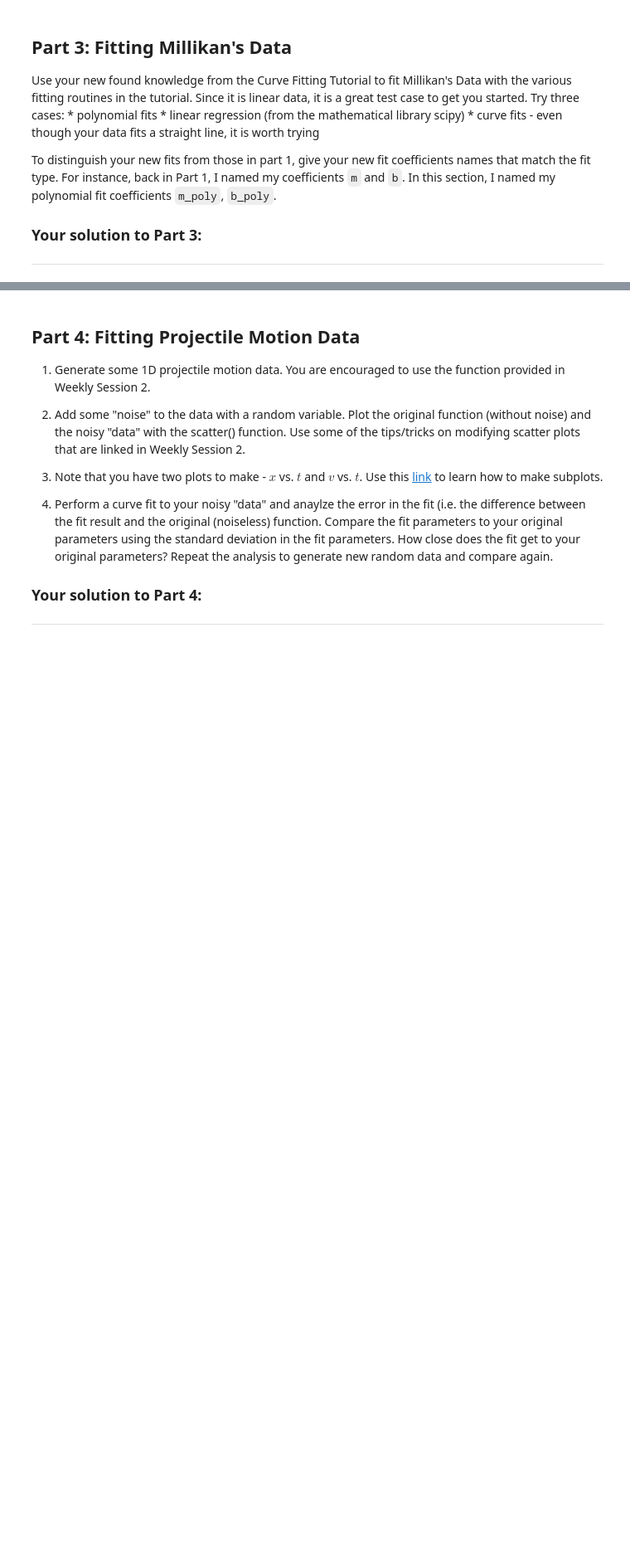
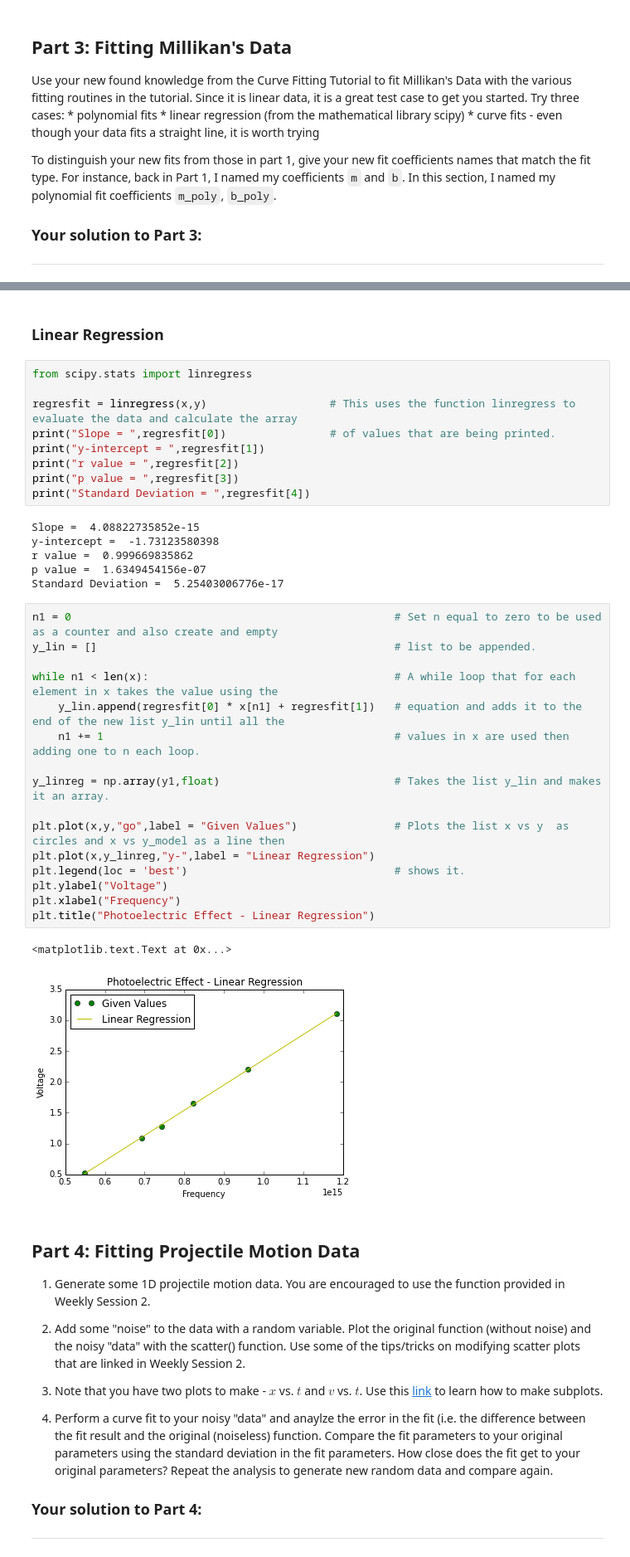
Before and after one commit to willmon16/Labs, a Jupyter notebook: Lab2/Lab2 - Curve Fitting.ipynb, the cells around one changed output, grey strips where cells are left out. Shown at 83% size. Saved outputs shown, nothing was run; the diff lists cells and outputs as text; blank space fills up the shorter version.

```diff
--- a/Lab2/Lab2 - Curve Fitting.ipynb
+++ b/Lab2/Lab2 - Curve Fitting.ipynb
@@ -85,3 +164,39 @@ To distinguish your new fits from those in part 1, give your new fit coefficient
+# %% [markdown]
+### Linear Regression
+# %%
+from scipy.stats import linregress
+
+regresfit = linregress(x,y)                   # This uses the function linregress to evaluate the data and calculate the array
+print("Slope = ",regresfit[0])                # of values that are being printed.
+print("y-intercept = ",regresfit[1])
+print("r value = ",regresfit[2])
+print("p value = ",regresfit[3])
+print("Standard Deviation = ",regresfit[4])
+# %% [output]
+Slope =  4.08822735852e-15
+y-intercept =  -1.73123580398
+r value =  0.999669835862
+p value =  1.6349454156e-07
+Standard Deviation =  5.25403006776e-17
+# %%
+n1 = 0                                                  # Set n equal to zero to be used as a counter and also create and empty
+y_lin = []                                              # list to be appended.
+
+while n1 < len(x):                                      # A while loop that for each element in x takes the value using the
+    y_lin.append(regresfit[0] * x[n1] + regresfit[1])   # equation and adds it to the end of the new list y_lin until all the
+    n1 += 1                                             # values in x are used then adding one to n each loop.
+
+y_linreg = np.array(y1,float)                           # Takes the list y_lin and makes it an array.
+
+plt.plot(x,y,"go",label = "Given Values")               # Plots the list x vs y  as circles and x vs y_model as a line then
+plt.plot(x,y_linreg,"y-",label = "Linear Regression")
+plt.legend(loc = 'best')                                # shows it.
+plt.ylabel("Voltage")
+plt.xlabel("Frequency")
+plt.title("Photoelectric Effect - Linear Regression")
+# %% [output]
+<matplotlib.text.Text at 0x...>
+[figure, added]
 # %% [markdown]
 ## Part 4: Fitting Projectile Motion Data
 
```
Also changed, not shown: parts of 8 cells of this notebook, 1 other file.
